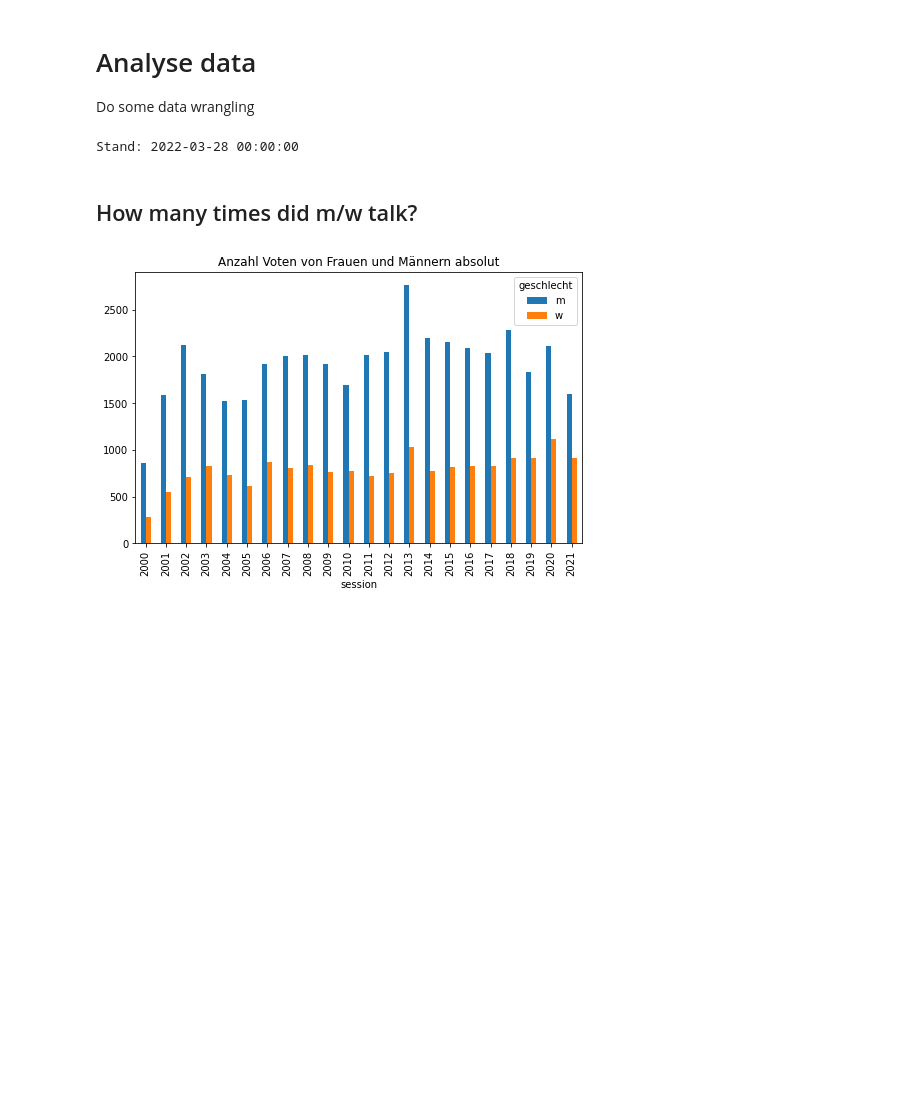
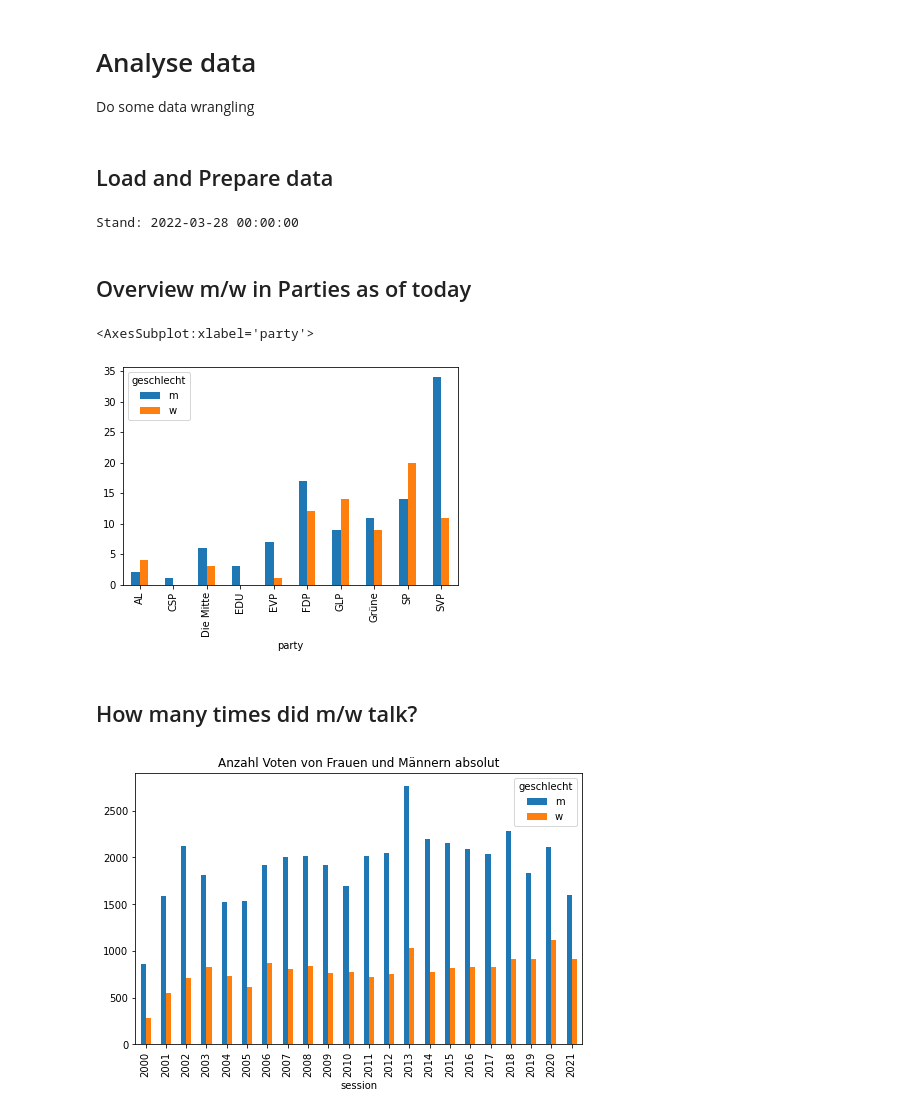
Before and after one commit to simonhuwiler/nzz_zh_kantonsrat, a Jupyter notebook: src/4_analyse_base.ipynb, the cells around one changed output. Cells and saved outputs as stored; diff of their text form; code cells hidden in the pictures; blank space fills up the shorter version.

```diff
--- a/src/4_analyse_base.ipynb
+++ b/src/4_analyse_base.ipynb
@@ -10,6 +10,8 @@ import datetime
 import matplotlib.pyplot as plt
 from matplotlib.dates import DateFormatter
 import matplotlib.dates as mdates
+# %% [markdown]
+## Load and Prepare data
 # %%
 csv_path = Path('../export/csv_for_infographics')
 # %%
@@ -41,6 +43,21 @@ utils.kantonsrat_to_datetime(kantonsrat)
 print("Stand: %s" % df_votum_raw['sitzung_date'].max())
 # %% [output]
 Stand: 2022-03-28 00:00:00
+# %% [markdown]
+## Overview m/w in Parties as of today
+# %%
+df = utils.kantonsrat_as_dataframe(kantonsrat, datetime.datetime(2022, 1, 1))
+
+# Remove Presidents
+df = df[df.funktion.isna()]
+
+df = pd.pivot_table(df, index='party', columns='geschlecht', values='name', aggfunc='count')
+#df['w%'] = round(df['w'] / df.sum(axis=1) * 100, 1)
+#df['w%'].plot.bar()
+df.plot.bar()
+# %% [output]
+<AxesSubplot:xlabel='party'>
+[figure, added]
 # %% [markdown]
 ## How many times did m/w talk?
 # %%
```
Also changed, not shown: 2 other files.
